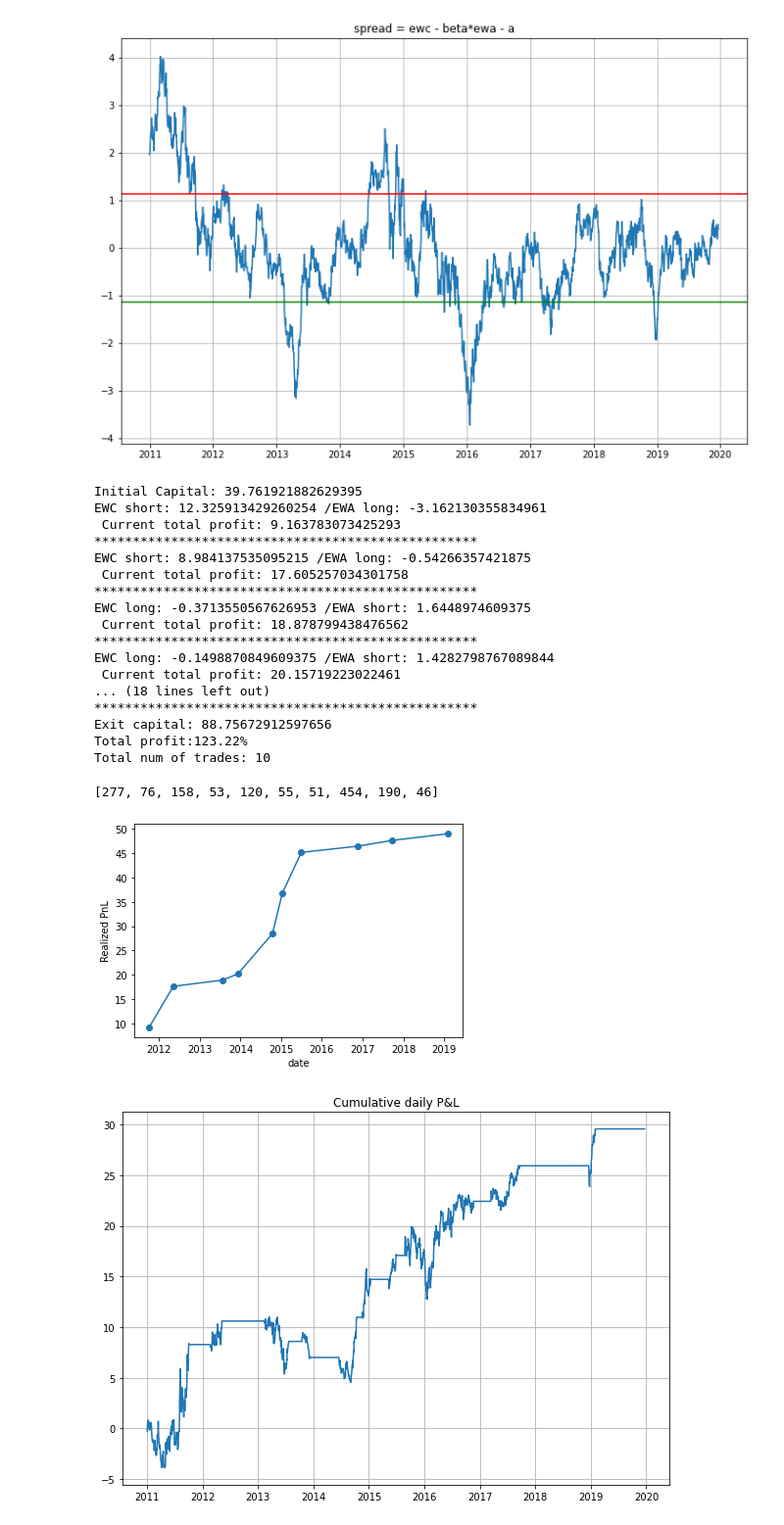
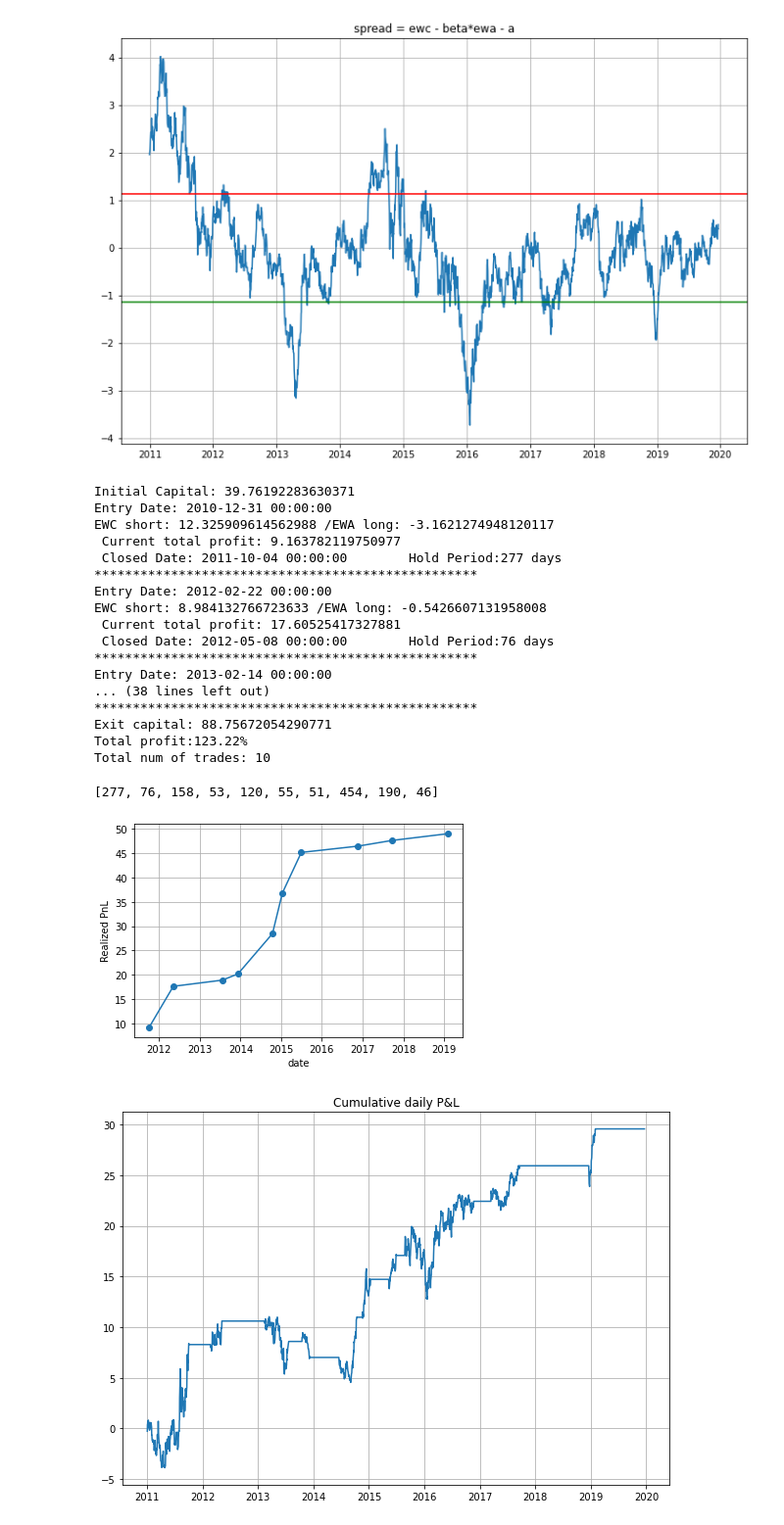
Before and after one commit to halilcodes/quant-trading-essentials, a Jupyter notebook: Chapter6_exercises.ipynb, the cells around one changed output. Shown: that part at 98% size. Drawn from its saved outputs; the diff is of its cells as text; code cells hidden in the pictures.

```diff
--- a/Chapter6_exercises.ipynb
+++ b/Chapter6_exercises.ipynb
@@ -73,7 +73,7 @@ plt.show()
 # %%
 # backtest
 inpos, ewc_entry_price, ewc_exit_price, ewa_entry_price, ewa_exit_price = 0, 0, 0, 0, 0
-total_pnl, ewc_pnl, ewa_pnl, pos, time_in_trade, exit_date = [], [], [], [], [], []
+total_pnl, ewc_pnl, ewa_pnl, pos, time_in_trade, exit_date, entry_date = [], [], [], [], [], [], []
 open_time = datetime(2000,1,1)
 ############################################
 # for loop through dates(spread.index); (aka go day-by-day)
@@ -88,6 +88,7 @@ for date in spread.index:
         ewc_entry_price = ewc[date] # short ewc
         inpos = -1
         open_time = date
+        entry_date.append(open_time)
         ewa_entry_price = ewa[date] # long ewa
 
     elif spread[date] <= 0 and inpos==-1: #scenario-1 exit signal
@@ -101,12 +102,13 @@ for date in spread.index:
         ewa_pnl.append(ewa_p)
         total_pnl.append(ewa_p+ewc_p)
         inpos = 0
-        print(f"EWC short: {ewc_p} /EWA long: {ewa_p} \n Current total profit: {(sum(ewc_pnl))+(sum(ewa_pnl))}")
+        print(f"Entry Date: {open_time}\nEWC short: {ewc_p} /EWA long: {ewa_p} \n Current total profit: {(sum(ewc_pnl))+(sum(ewa_pnl))}\n Closed Date: {date}\t Hold Period:{(date-open_time).days} days")
         print("*"*50)
     elif spread[date] <= -thresh and inpos == 0: #scenario-2 entry signal
         ewc_entry_price = ewc[date] # long ewc
         inpos = 1
         open_time = date
+        entry_date.append(open_time)
         ewa_entry_price = ewa[date] # short ewa
     elif spread[date] >= 0 and inpos==1: #scenario-2 exit signal
         ewc_exit_price = ewc[date] # currently longing
@@ -119,28 +121,28 @@ for date in spread.index:
         ewa_pnl.append(ewa_p)
         total_pnl.append(ewa_p+ewc_p)
         inpos = 0
-        print(f"EWC long: {ewc_p} /EWA short: {ewa_p} \n Current total profit: {(sum(ewc_pnl))+(sum(ewa_pnl))}")
+        print(f"Entry Date: {open_time}\nEWC long: {ewc_p} /EWA short: {ewa_p} \n Current total profit: {(sum(ewc_pnl))+(sum(ewa_pnl))}\n Closed Date: {date}\t Hold Period:{(date-open_time).days} days")
         print("*"*50)
     pos.append(inpos)
 exit_cap = sum(ewc_pnl)+sum(ewa_pnl)+init_cap
 print(f"Exit capital: {exit_cap} \nTotal profit:{(exit_cap-init_cap)/init_cap:.2%}")
 print(f"Total num of trades: {len(exit_date)}")
 # %% [output]
-Initial Capital: 39.761921882629395
-EWC short: 12.325913429260254 /EWA long: -3.162130355834961
- Current total profit: 9.163783073425293
+Initial Capital: 39.76192283630371
+Entry Date: 2010-12-31 00:00:00
+EWC short: 12.325909614562988 /EWA long: -3.1621274948120117
+ Current total profit: 9.163782119750977
+ Closed Date: 2011-10-04 00:00:00        Hold Period:277 days
 **************************************************
-EWC short: 8.984137535095215 /EWA long: -0.54266357421875
- Current total profit: 17.605257034301758
+Entry Date: 2012-02-22 00:00:00
+EWC short: 8.984132766723633 /EWA long: -0.5426607131958008
+ Current total profit: 17.60525417327881
+ Closed Date: 2012-05-08 00:00:00        Hold Period:76 days
 **************************************************
-EWC long: -0.3713550567626953 /EWA short: 1.6448974609375
- Current total profit: 18.878799438476562
+Entry Date: 2013-02-14 00:00:00
+... (38 lines left out)
 **************************************************
-EWC long: -0.1498870849609375 /EWA short: 1.4282798767089844
- Current total profit: 20.15719223022461
-... (18 lines left out)
-**************************************************
-Exit capital: 88.75672912597656
+Exit capital: 88.75672054290771
 Total profit:123.22%
 Total num of trades: 10
 # %%
@@ -150,13 +152,14 @@ time_in_trade
 # %%
 profit_per_trade = pd.Series(total_pnl)
 profit_per_trade.index = exit_date
 
 plt.plot(np.cumsum(profit_per_trade),'-o')
 plt.xlabel('date')
 plt.ylabel('Realized PnL')
+plt.grid()
 plt.show()
 # %% [output]
-[figure, old version]
+[figure, new version]
 # %%
 # unreailzed PnL
 pos1 = [0] + pos # 0 for the first day
```
Also changed, not shown: parts of 12 cells of this notebook, 1 other file.
